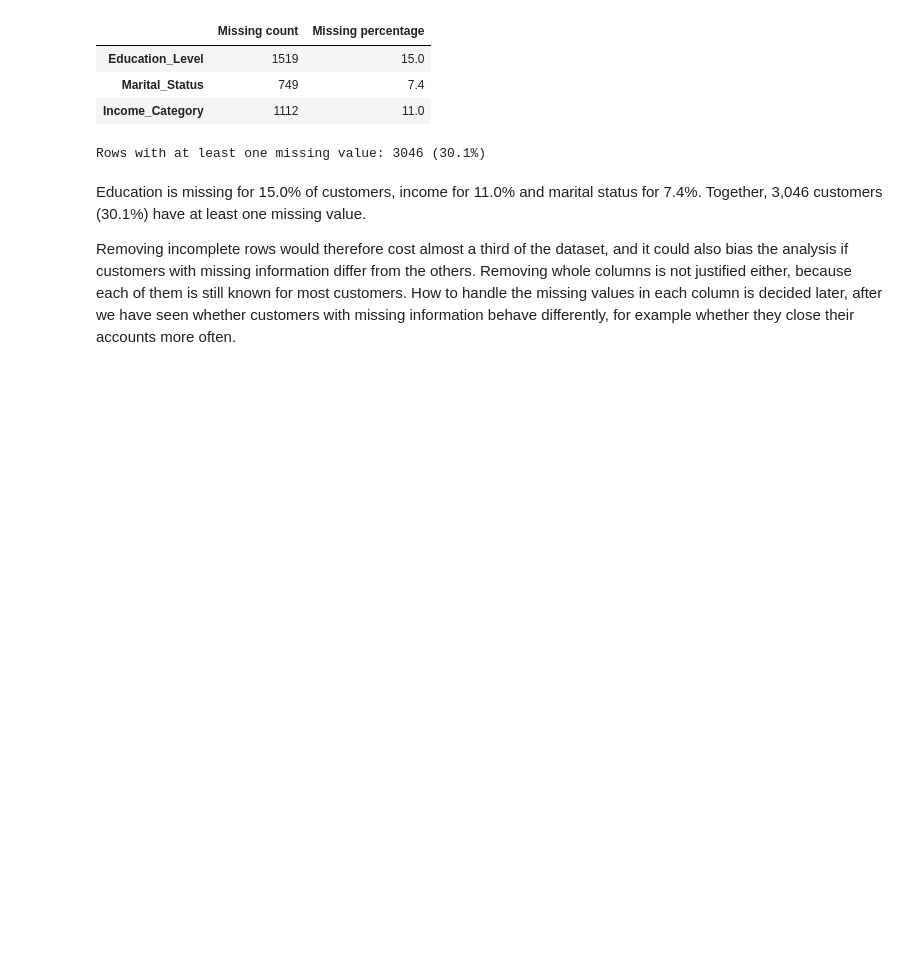
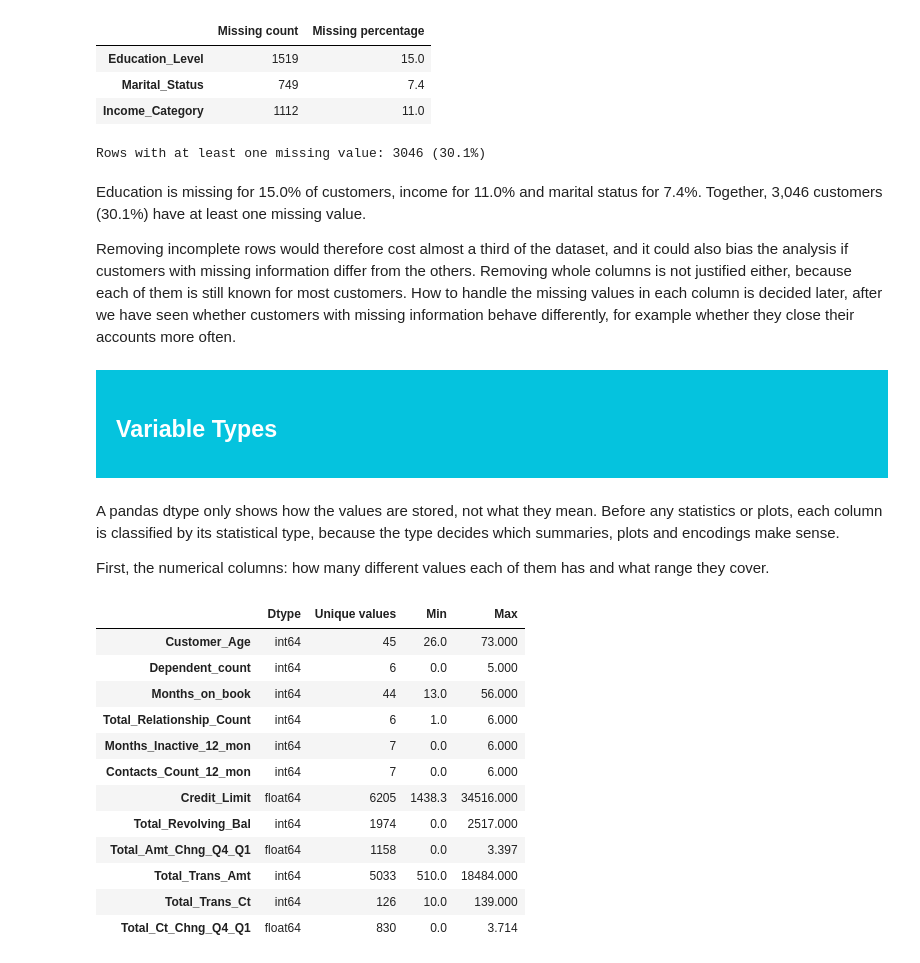
Before and after one commit to d3m1d0s/FoML_projects, a Jupyter notebook: project_1/bankchurners_eda_clustering.ipynb, the cells around one changed output. Saved outputs shown, nothing was run; the diff lists cells and outputs as text; code cells hidden in the pictures; blank space fills up the shorter version.

```diff
--- a/project_1/bankchurners_eda_clustering.ipynb
+++ b/project_1/bankchurners_eda_clustering.ipynb
@@ -27,6 +27,9 @@ df = pd.read_csv(DATA_URL)
 # %% [markdown]
 Display the first and last 20 rows of the dataset.
 # %%
+# show all columns instead of hiding the middle ones
+pd.set_option("display.max_columns", None)
+
 display(df.head(20))
 
 display(df.tail(20))
@@ -244,3 +244,35 @@ Rows with at least one missing value: 3046 (30.1%)
 Education is missing for 15.0% of customers, income for 11.0% and marital status for 7.4%. Together, 3,046 customers (30.1%) have at least one missing value.
 
 Removing incomplete rows would therefore cost almost a third of the dataset, and it could also bias the analysis if customers with missing information differ from the others. Removing whole columns is not justified either, because each of them is still known for most customers. How to handle the missing values in each column is decided later, after we have seen whether customers with missing information behave differently, for example whether they close their accounts more often.
+# %% [markdown]
+<div style="background-color: #05c3de; padding: 20px;">
+    <h2><font color='white'> Variable Types </font></h2>
+</div>
+# %% [markdown]
+A pandas dtype only shows how the values are stored, not what they mean. Before any statistics or plots, each column is classified by its statistical type, because the type decides which summaries, plots and encodings make sense.
+
+First, the numerical columns: how many different values each of them has and what range they cover.
+# %%
+num_cols = df.select_dtypes(include="number").columns
+
+num_overview = pd.DataFrame({
+    "Dtype": df[num_cols].dtypes,
+    "Unique values": df[num_cols].nunique(),
+    "Min": df[num_cols].min(),
+    "Max": df[num_cols].max()
+})
+display(num_overview)
+# %% [output]
+|  | Dtype | Unique values | Min | Max |
+| Customer_Age | int64 | 45 | 26.0 | 73.000 |
+| Dependent_count | int64 | 6 | 0.0 | 5.000 |
+| Months_on_book | int64 | 44 | 13.0 | 56.000 |
+| Total_Relationship_Count | int64 | 6 | 1.0 | 6.000 |
+| Months_Inactive_12_mon | int64 | 7 | 0.0 | 6.000 |
+| Contacts_Count_12_mon | int64 | 7 | 0.0 | 6.000 |
+| Credit_Limit | float64 | 6205 | 1438.3 | 34516.000 |
+| Total_Revolving_Bal | int64 | 1974 | 0.0 | 2517.000 |
+| Total_Amt_Chng_Q4_Q1 | float64 | 1158 | 0.0 | 3.397 |
+| Total_Trans_Amt | int64 | 5033 | 510.0 | 18484.000 |
+| Total_Trans_Ct | int64 | 126 | 10.0 | 139.000 |
+| Total_Ct_Chng_Q4_Q1 | float64 | 830 | 0.0 | 3.714 |
```
Also changed, not shown: parts of 14 cells of this notebook.
